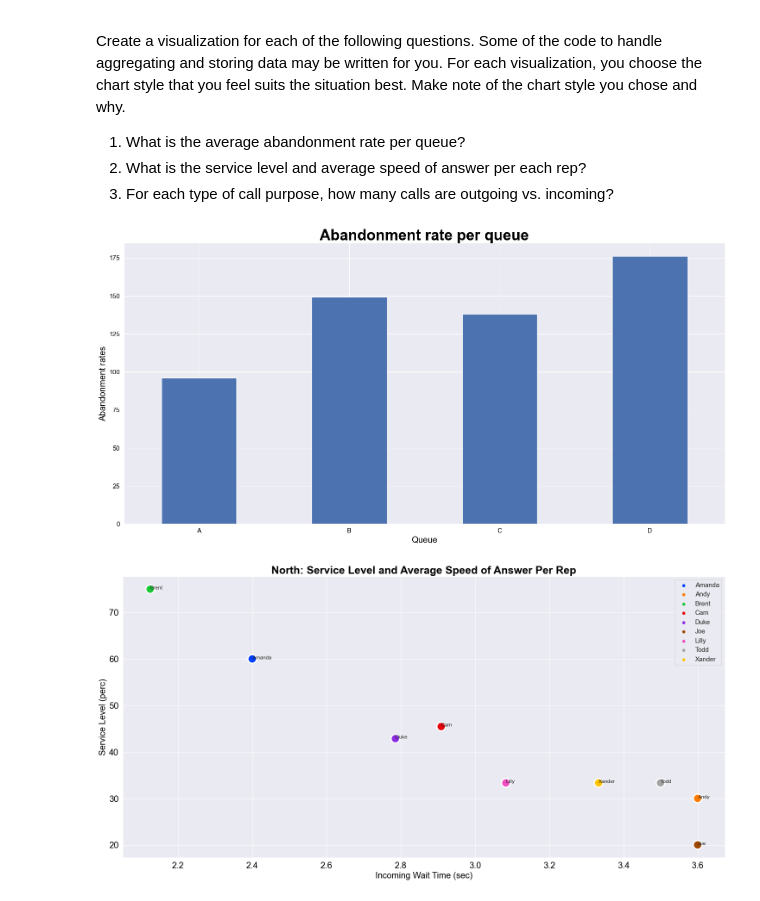
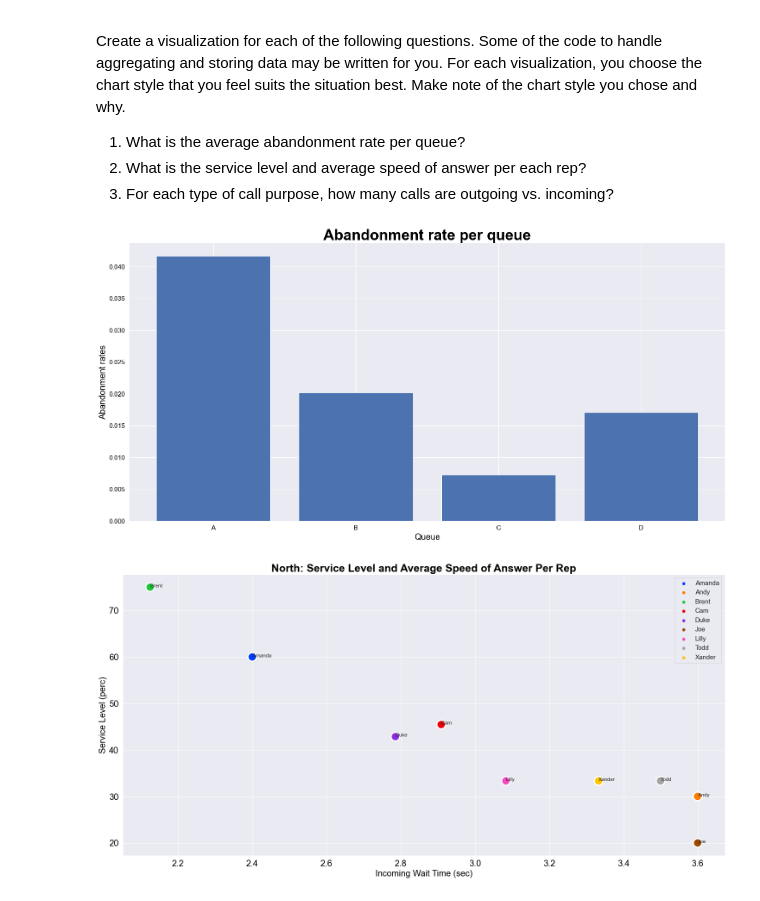
Before and after one commit to evaladhani/call-center-cleanup-assignment, a Jupyter notebook: Call Center Cleanup.ipynb, the cells around one changed output. Drawn from its saved outputs; the diff is of its cells as text; code cells hidden in the pictures.

```diff
--- a/Call Center Cleanup.ipynb
+++ b/Call Center Cleanup.ipynb
@@ -407,31 +481,41 @@ Create a visualization for each of the following questions. Some of the code to
 # %%
 # Create visualization 1 here
 # 1. What is the average abandonment rate per queue?
 # The dictionary abandonment_rates has the data you need.
 
 
 abandonment_rates = {}
 queues = ["A", "B", "C", "D"]
 queue_dict = df.groupby("Queue").agg("sum")
 for i in range(4):
     abandonment_rates[queues[i]] = queue_dict["Abandoned"][i] / queue_dict["Calls"][i]
 
+queue = list(abandonment_rates.keys())
+rates = list(abandonment_rates.values())
+
 style.use('ggplot')
 
 sb.set(rc={"figure.figsize":(25, 12)}) #width=25, #height=4
 
-df_total=df['Queue'].sort_values().value_counts(sort = False)
-df_total.plot(kind = 'bar', legend = False)
+
+plt.bar(queue, rates)
+#df_total=df['Queue'].sort_values().value_counts(sort = False)
+#df_total.plot(kind = 'bar', legend = False)
 plt.title('Abandonment rate per queue', color = "black", fontsize = 35, fontweight = 'bold')
 plt.xticks(color = 'black', rotation = 0, fontsize = 15)
 plt.yticks(color = 'black', fontsize = 15)
 plt.xlabel('Queue',color = 'black', fontsize = 20)
 plt.ylabel('Abandonment rates', color = 'black', fontsize = 20)
-#plt.savefig('bar_vertical.png')
+plt.savefig('abandonment_rates_bar.png')
 
 plt.show()
+
+#queue=list(abandonment_rates.keys())
+#rates=list(abandonment_rates.values())
+#plt.bar(queue,rates,color='royalblue',width=.5)
+#plt.show()
 # %% [output]
-[figure, old version]
+[figure, new version]
 # %%
 # Create visualization 2 here
 # 2. What is the service level (percentage) and average speed of answer (sec) per each rep?
```
Also changed, not shown: parts of 6 cells of this notebook, 1 other file.
